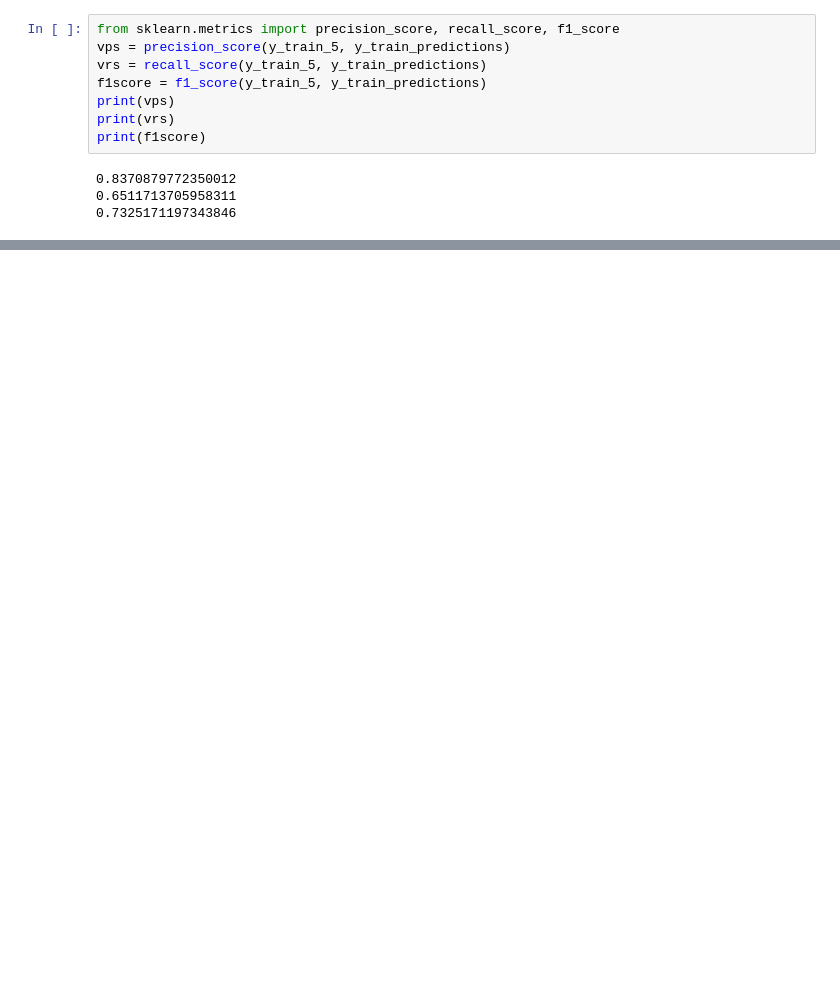
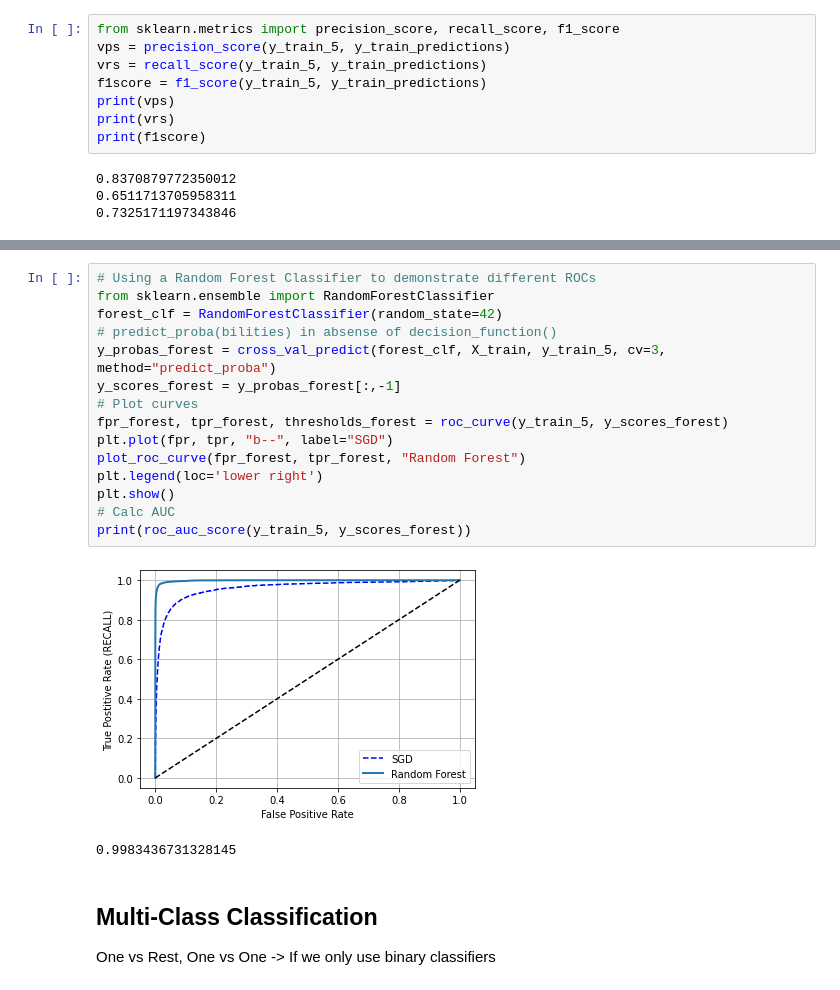
Before and after one commit to nichyjt/HOML_Codealong, a Jupyter notebook: Chapter3/mnist.ipynb, the cells around one changed output, grey strips where cells are left out. Saved outputs shown, nothing was run; the diff lists cells and outputs as text; blank space fills up the shorter version.

Commit message:
codealong till multiclass

```diff
--- a/Chapter3/mnist.ipynb
+++ b/Chapter3/mnist.ipynb
@@ -155,0 +259,22 @@ print(f1score)
+# %%
+# Using a Random Forest Classifier to demonstrate different ROCs
+from sklearn.ensemble import RandomForestClassifier
+forest_clf = RandomForestClassifier(random_state=42)
+# predict_proba(bilities) in absense of decision_function()
+y_probas_forest = cross_val_predict(forest_clf, X_train, y_train_5, cv=3, method="predict_proba")
+y_scores_forest = y_probas_forest[:,-1]
+# Plot curves
+fpr_forest, tpr_forest, thresholds_forest = roc_curve(y_train_5, y_scores_forest)
+plt.plot(fpr, tpr, "b--", label="SGD")
+plot_roc_curve(fpr_forest, tpr_forest, "Random Forest")
+plt.legend(loc='lower right')
+plt.show()
+# Calc AUC
+print(roc_auc_score(y_train_5, y_scores_forest))
+# %% [output]
+[figure, added]
+0.9983436731328145
+# %% [markdown]
+## Multi-Class Classification
+
+One vs Rest, One vs One -> If we only use binary classifiers
```
Also changed, not shown: parts of 17 cells of this notebook.
